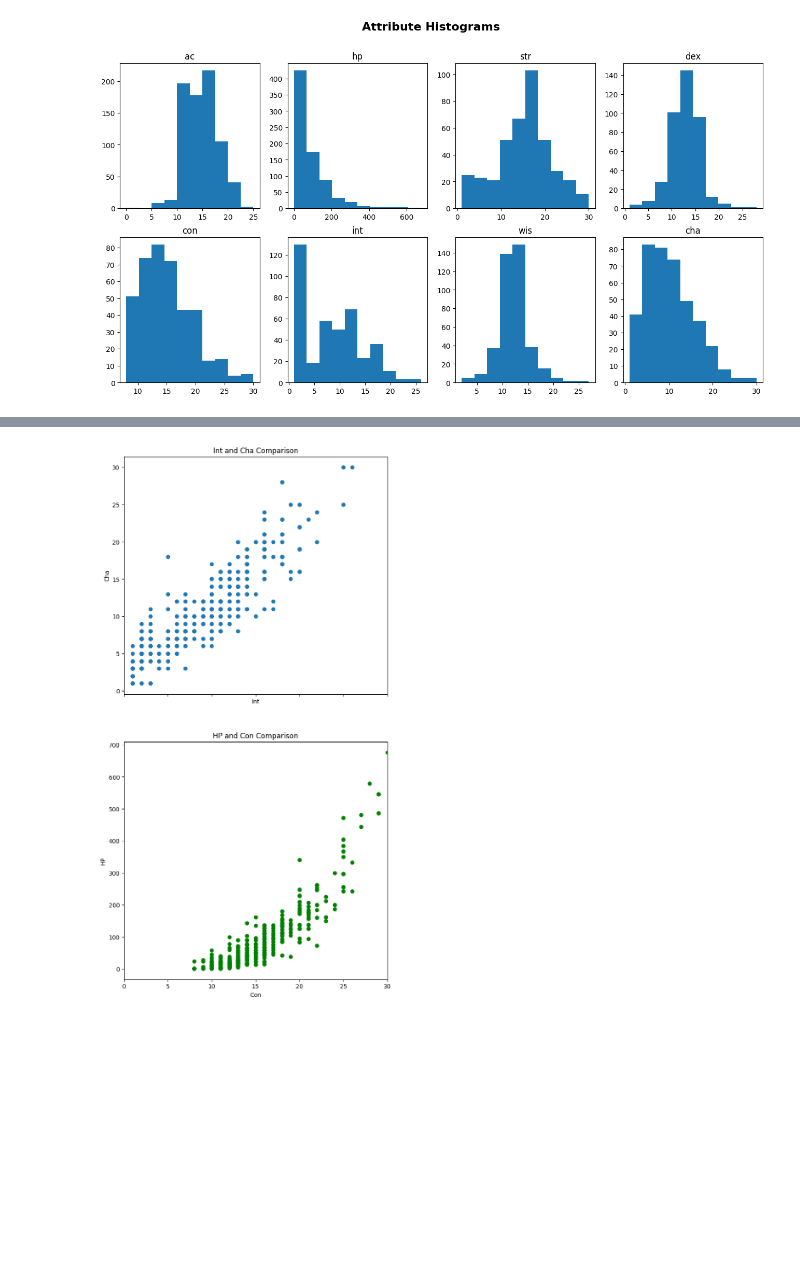
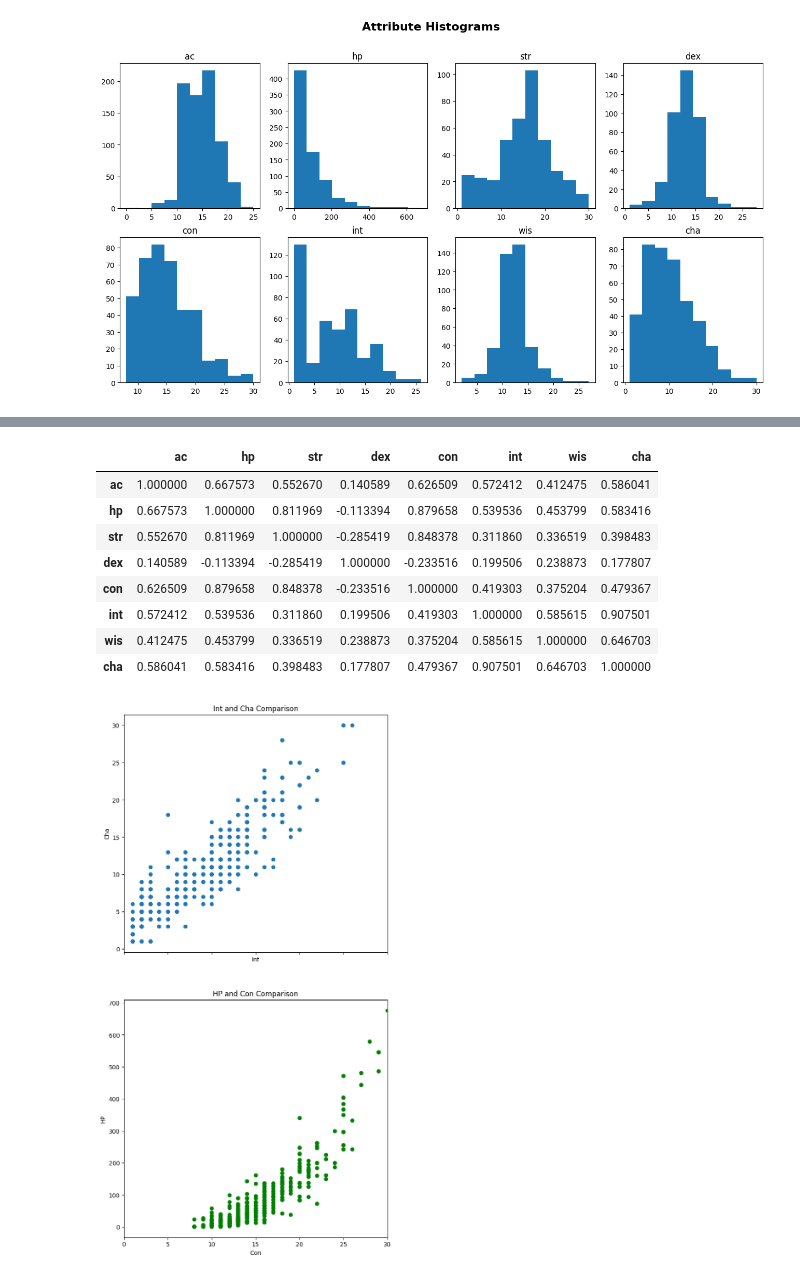
Before and after one commit to seancary62/DND_Tools, a Jupyter notebook: dnd-5e-monster-exploration.ipynb, the cells around one changed output, grey strips where cells are left out. Cells and saved outputs as stored; diff of their text form; code cells hidden in the pictures; blank space fills up the shorter version.

```diff
--- a/dnd-5e-monster-exploration.ipynb
+++ b/dnd-5e-monster-exploration.ipynb
@@ -327,3 +314,16 @@ ax7.set_title('cha');
+# %%
+# Get Pearson correlation coeff
+monsters_df[['ac','hp','str','dex','con','int','wis','cha']].corr(method='spearman')
+# %% [output]
+|  | ac | hp | str | dex | con | int | wis | cha |
+| ac | 1.000000 | 0.667573 | 0.552670 | 0.140589 | 0.626509 | 0.572412 | 0.412475 | 0.586041 |
+| hp | 0.667573 | 1.000000 | 0.811969 | -0.113394 | 0.879658 | 0.539536 | 0.453799 | 0.583416 |
+| str | 0.552670 | 0.811969 | 1.000000 | -0.285419 | 0.848378 | 0.311860 | 0.336519 | 0.398483 |
+| dex | 0.140589 | -0.113394 | -0.285419 | 1.000000 | -0.233516 | 0.199506 | 0.238873 | 0.177807 |
+| con | 0.626509 | 0.879658 | 0.848378 | -0.233516 | 1.000000 | 0.419303 | 0.375204 | 0.479367 |
+| int | 0.572412 | 0.539536 | 0.311860 | 0.199506 | 0.419303 | 1.000000 | 0.585615 | 0.907501 |
+| wis | 0.412475 | 0.453799 | 0.336519 | 0.238873 | 0.375204 | 0.585615 | 1.000000 | 0.646703 |
+| cha | 0.586041 | 0.583416 | 0.398483 | 0.177807 | 0.479367 | 0.907501 | 0.646703 | 1.000000 |
 # %%
 # Create scatter plot to see int vs cha
 
```
Also changed, not shown: parts of 3 cells of this notebook.
